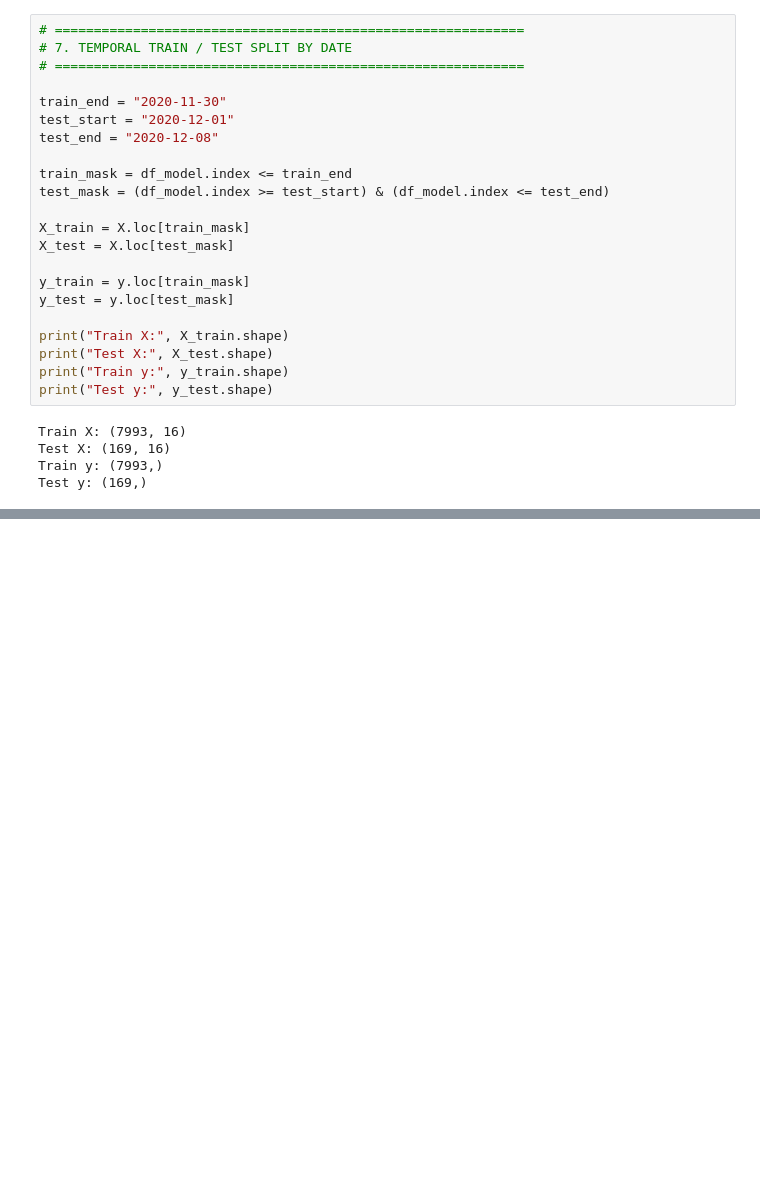
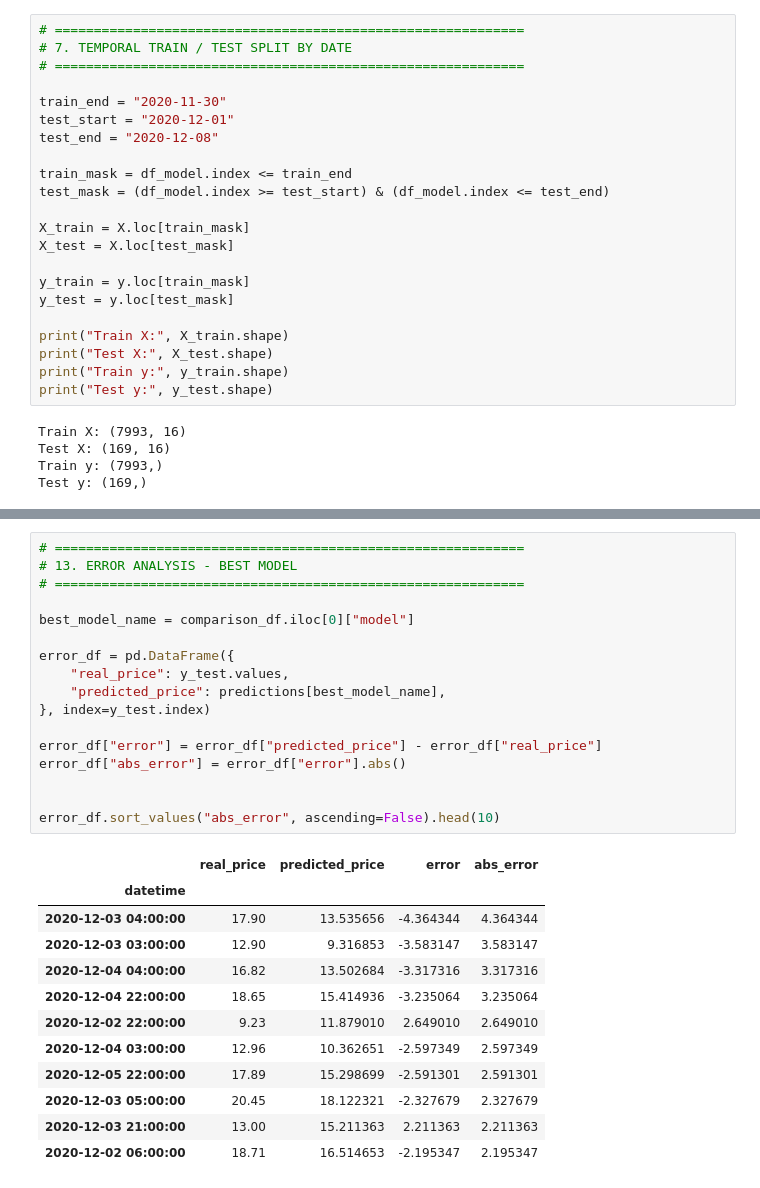
Before and after one commit to huugoox/tfg, a Jupyter notebook: notebooks/05_machine_learning-models.ipynb, the cells around one changed output, grey strips where cells are left out. Saved outputs shown, nothing was run; the diff lists cells and outputs as text; blank space fills up the shorter version.

```diff
--- a/notebooks/05_machine_learning-models.ipynb
+++ b/notebooks/05_machine_learning-models.ipynb
@@ -225,0 +304,30 @@ plt.show()
+# %%
+# ============================================================
+# 13. ERROR ANALYSIS - BEST MODEL
+# ============================================================
+
+best_model_name = comparison_df.iloc[0]["model"]
+
+error_df = pd.DataFrame({
+    "real_price": y_test.values,
+    "predicted_price": predictions[best_model_name],
+}, index=y_test.index)
+
+error_df["error"] = error_df["predicted_price"] - error_df["real_price"]
+error_df["abs_error"] = error_df["error"].abs()
+
+
+error_df.sort_values("abs_error", ascending=False).head(10)
+# %% [output]
+|  | real_price | predicted_price | error | abs_error |
+| datetime |  |  |  |  |
+| 2020-12-03 04:00:00 | 17.90 | 13.535656 | -4.364344 | 4.364344 |
+| 2020-12-03 03:00:00 | 12.90 | 9.316853 | -3.583147 | 3.583147 |
+| 2020-12-04 04:00:00 | 16.82 | 13.502684 | -3.317316 | 3.317316 |
+| 2020-12-04 22:00:00 | 18.65 | 15.414936 | -3.235064 | 3.235064 |
+| 2020-12-02 22:00:00 | 9.23 | 11.879010 | 2.649010 | 2.649010 |
+| 2020-12-04 03:00:00 | 12.96 | 10.362651 | -2.597349 | 2.597349 |
+| 2020-12-05 22:00:00 | 17.89 | 15.298699 | -2.591301 | 2.591301 |
+| 2020-12-03 05:00:00 | 20.45 | 18.122321 | -2.327679 | 2.327679 |
+| 2020-12-03 21:00:00 | 13.00 | 15.211363 | 2.211363 | 2.211363 |
+| 2020-12-02 06:00:00 | 18.71 | 16.514653 | -2.195347 | 2.195347 |
```
Also changed, not shown: parts of 7 cells of this notebook.
